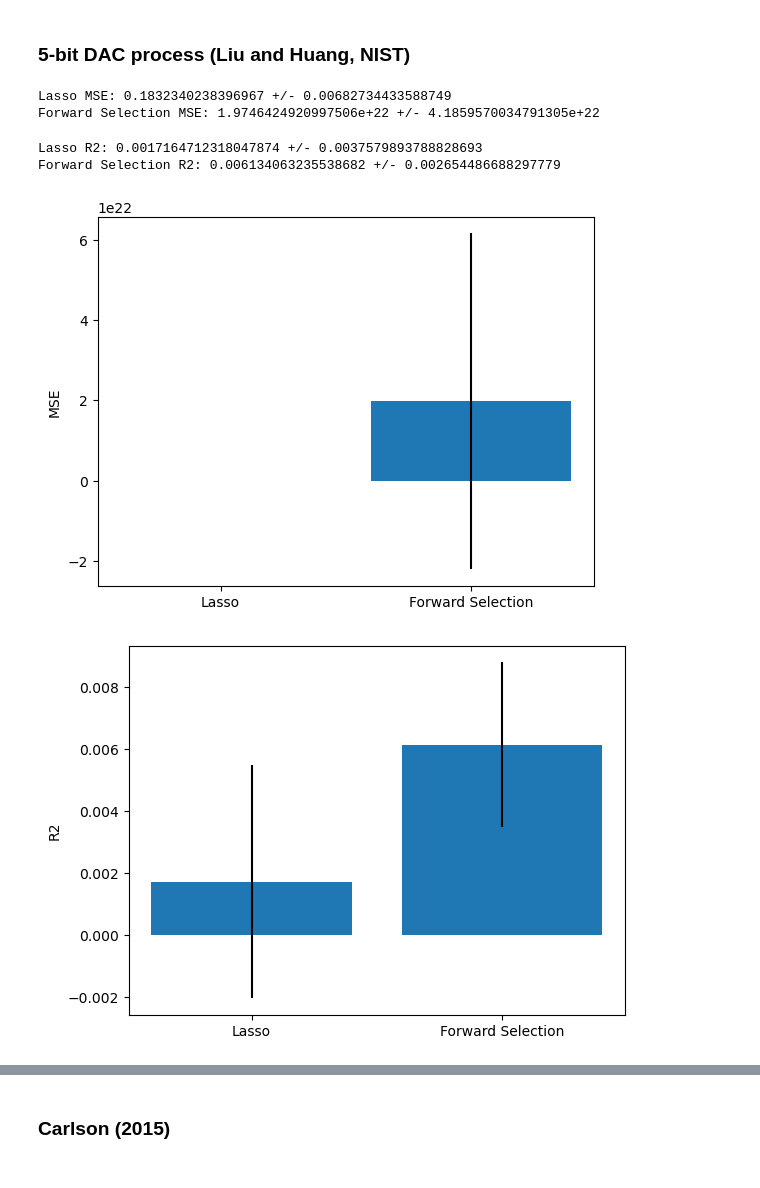
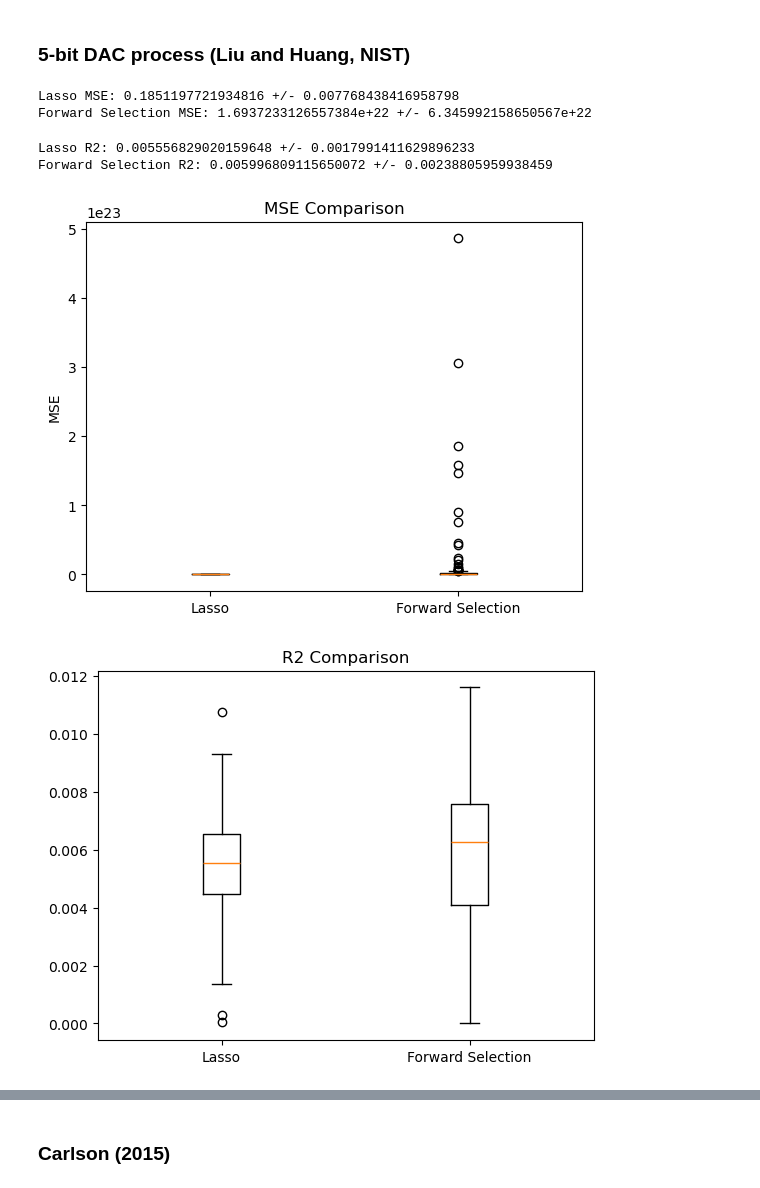
Before and after one commit to qc2321/causal-factorial, a Jupyter notebook: lasso_factorial_selection/real_world.ipynb, the cells around one changed output, grey strips where cells are left out. Cells and saved outputs as stored; diff of their text form; code cells hidden in the pictures.

Commit message:
Added boxplots and beta bar charts

```diff
--- a/lasso_factorial_selection/real_world.ipynb
+++ b/lasso_factorial_selection/real_world.ipynb
@@ -43,7 +43,7 @@ def evaluate_forward_selection(T_test, y_test, logistic=False):
     fs.compute_r2()
 # %%
 # Evaluate two models for NUM_TRIALS
-NUM_TRIALS = 30
+NUM_TRIALS = 100
 lasso_mses = []
 fs_mses = []
 lasso_r2s = []
@@ -68,6 +68,11 @@ for i in range(NUM_TRIALS):
     beta_mask = fm.pf.fit_transform(fm.pf.powers_)
     fs_expected_outcome = beta_mask @ fs.results.params
     fs_expected_outcomes.append(fs_expected_outcome)
+
+avg_lasso_betas = np.mean(lasso_betas, axis=0)
+avg_fs_betas = np.mean(fs_betas, axis=0)
+avg_lasso_expected_outcomes = np.mean(lasso_expected_outcomes, axis=0)
+avg_fs_expected_outcomes = np.mean(fs_expected_outcomes, axis=0)
 # %%
 # MSE comparison
 avg_lasso_mse = np.mean(np.array(lasso_mses))
@@ -77,8 +82,8 @@ std_fs_mses = np.std(np.array(fs_mses))
 print(f"Lasso MSE: {avg_lasso_mse} +/- {std_lasso_mse}")
 print(f"Forward Selection MSE: {avg_fs_mses} +/- {std_fs_mses}")
 # %% [output]
-Lasso MSE: 0.1832340238396967 +/- 0.00682734433588749
-Forward Selection MSE: 1.9746424920997506e+22 +/- 4.1859570034791305e+22
+Lasso MSE: 0.1851197721934816 +/- 0.007768438416958798
+Forward Selection MSE: 1.6937233126557384e+22 +/- 6.345992158650567e+22
 # %%
 # R2 comparison
 avg_lasso_r2 = np.mean(np.array(lasso_r2s))
@@ -88,21 +93,23 @@ std_fs_r2 = np.std(np.array(fs_r2s))
 print(f"Lasso R2: {avg_lasso_r2} +/- {std_lasso_r2}")
 print(f"Forward Selection R2: {avg_fs_r2} +/- {std_fs_r2}")
 # %% [output]
-Lasso R2: 0.0017164712318047874 +/- 0.0037579893788828693
-Forward Selection R2: 0.006134063235538682 +/- 0.002654486688297779
+Lasso R2: 0.005556829020159648 +/- 0.0017991411629896233
+Forward Selection R2: 0.005996809115650072 +/- 0.00238805959938459
 # %%
-# Plot MSE averages and standard deviations
+# Plot MSE boxplot
 plt.figure()
-plt.bar(["Lasso", "Forward Selection"], [avg_lasso_mse, avg_fs_mses], yerr=[std_lasso_mse, std_fs_mses])
+plt.boxplot([lasso_mses, fs_mses], labels=["Lasso", "Forward Selection"])
 plt.ylabel("MSE")
+plt.title("MSE Comparison")
 plt.show()
 # %% [output]
-[figure, old version]
+[figure, new version]
 # %%
-# Plot R2 averages and standard deviations
+# Plot R2 boxplot
 plt.figure()
-plt.bar(["Lasso", "Forward Selection"], [avg_lasso_r2, avg_fs_r2], yerr=[std_lasso_r2, std_fs_r2])
-plt.ylabel("R2")
+plt.boxplot([lasso_r2s, fs_r2s])
+plt.xticks([1, 2], ["Lasso", "Forward Selection"])
+plt.title("R2 Comparison")
 plt.show()
 # %% [output]
-[figure, old version]
+[figure, new version]
```
Also changed, not shown: parts of 7 cells of this notebook, 1 other file.
